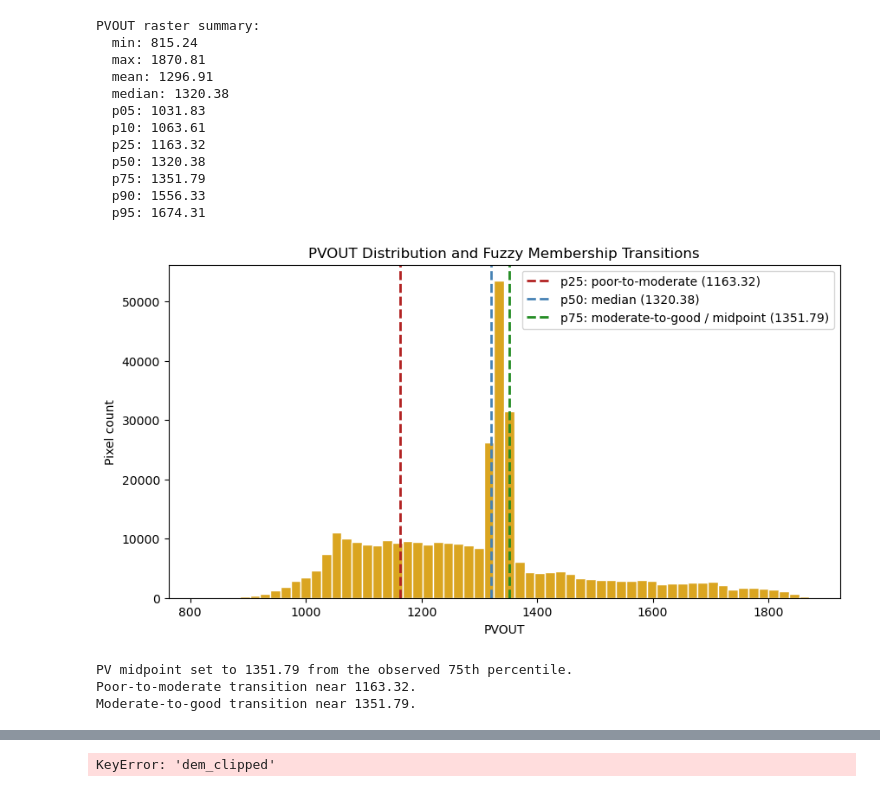
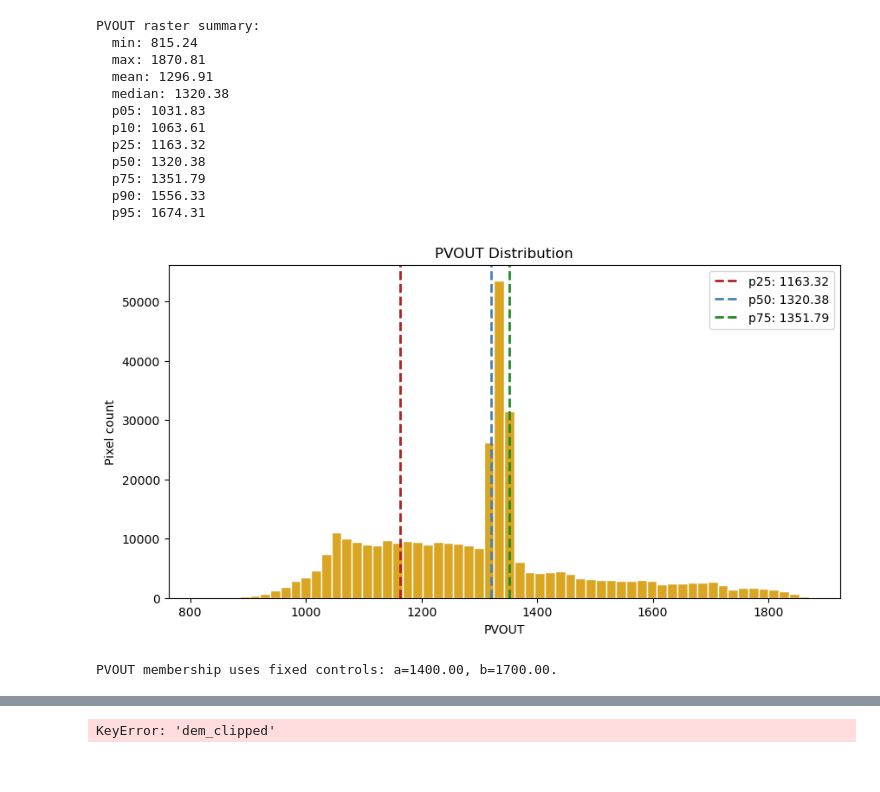
Before and after one commit to eemahon/idoneidad_hygalapagos, a Jupyter notebook: analisis/solar_SA_fuzzy.ipynb, the cells around one changed output, grey strips where cells are left out. Drawn from its saved outputs; the diff is of its cells as text; code cells hidden in the pictures.

```diff
--- a/analisis/solar_SA_fuzzy.ipynb
+++ b/analisis/solar_SA_fuzzy.ipynb
@@ -102,8 +130,7 @@ from scipy.ndimage import distance_transform_edt, find_objects, label
 from pathlib import Path
 from datetime import datetime
 # %%
-# PVOUT raster diagnostic: derive the fuzzy midpoint from its observed distribution.
-# p25 marks the poor-to-moderate transition and p75 the moderate-to-good transition.
+# PVOUT raster diagnostic: summarize the observed distribution without changing fixed control points.
 import matplotlib.pyplot as plt
 
 with rasterio.open(INPUTS["pvout_raster"]) as src:
@@ -126,48 +153,40 @@ summary = {
     "p50": float(np.percentile(valid_pvout, 50)),
     "p75": float(np.percentile(valid_pvout, 75)),
     "p90": float(np.percentile(valid_pvout, 90)),
     "p95": float(np.percentile(valid_pvout, 95)),
 }
 
 print("PVOUT raster summary:")
 for key in ["min", "max", "mean", "median", "p05", "p10", "p25", "p50", "p75", "p90", "p95"]:
     print(f"  {key}: {summary[key]:.2f}")
 
 plt.figure(figsize=(10, 5))
 plt.hist(valid_pvout, bins=60, color="goldenrod", edgecolor="white")
-for percentile, color, legend_label in [("p25", "firebrick", "p25: poor-to-moderate"), ("p50", "steelblue", "p50: median"), ("p75", "forestgreen", "p75: moderate-to-good / midpoint")]:
-    plt.axvline(summary[percentile], color=color, linestyle="--", linewidth=2, label=f"{legend_label} ({summary[percentile]:.2f})")
-plt.title("PVOUT Distribution and Fuzzy Membership Transitions")
+for percentile, color in [("p25", "firebrick"), ("p50", "steelblue"), ("p75", "forestgreen")]:
+    plt.axvline(summary[percentile], color=color, linestyle="--", linewidth=2, label=f"{percentile}: {summary[percentile]:.2f}")
+plt.title("PVOUT Distribution")
 plt.xlabel("PVOUT")
 plt.ylabel("Pixel count")
 plt.legend()
 plt.show()
 
-# Use p75 as the sigmoid midpoint, as in the eolic analysis.
-PARAMS["pv_midpoint"] = summary["p75"]
-PARAMS["pv_poor_cutoff"] = summary["p25"]
-PARAMS["pv_good_cutoff"] = summary["p75"]
-
-print(f"PV midpoint set to {PARAMS['pv_midpoint']:.2f} from the observed 75th percentile.")
-print(f"Poor-to-moderate transition near {PARAMS['pv_poor_cutoff']:.2f}.")
-print(f"Moderate-to-good transition near {PARAMS['pv_good_cutoff']:.2f}.")
+solar_controls = PARAMS["solar_radiation"]["control_points"]
+print(f"PVOUT membership uses fixed controls: a={solar_controls['a']:.2f}, b={solar_controls['b']:.2f}.")
 # %% [output]
 PVOUT raster summary:
   min: 815.24
   max: 1870.81
   mean: 1296.91
   median: 1320.38
   p05: 1031.83
   p10: 1063.61
   p25: 1163.32
   p50: 1320.38
   p75: 1351.79
   p90: 1556.33
   p95: 1674.31
-[figure, old version]
+[figure, new version]
-PV midpoint set to 1351.79 from the observed 75th percentile.
-Poor-to-moderate transition near 1163.32.
-Moderate-to-good transition near 1351.79.
+PVOUT membership uses fixed controls: a=1400.00, b=1700.00.
 # %%
 def _require_non_empty(mapping, mapping_name):
     missing = [k for k, v in mapping.items() if v in (None, "")]
```
Also changed, not shown: parts of 6 cells of this notebook, 33 other files.
